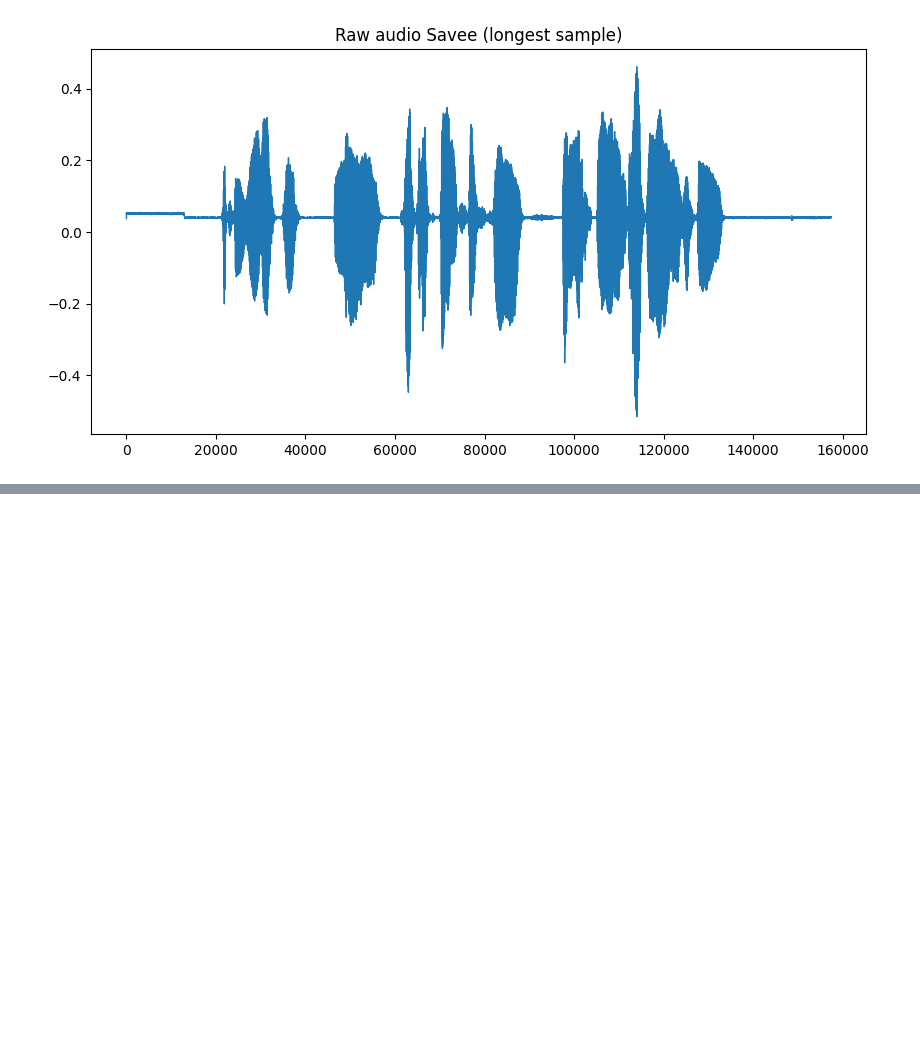
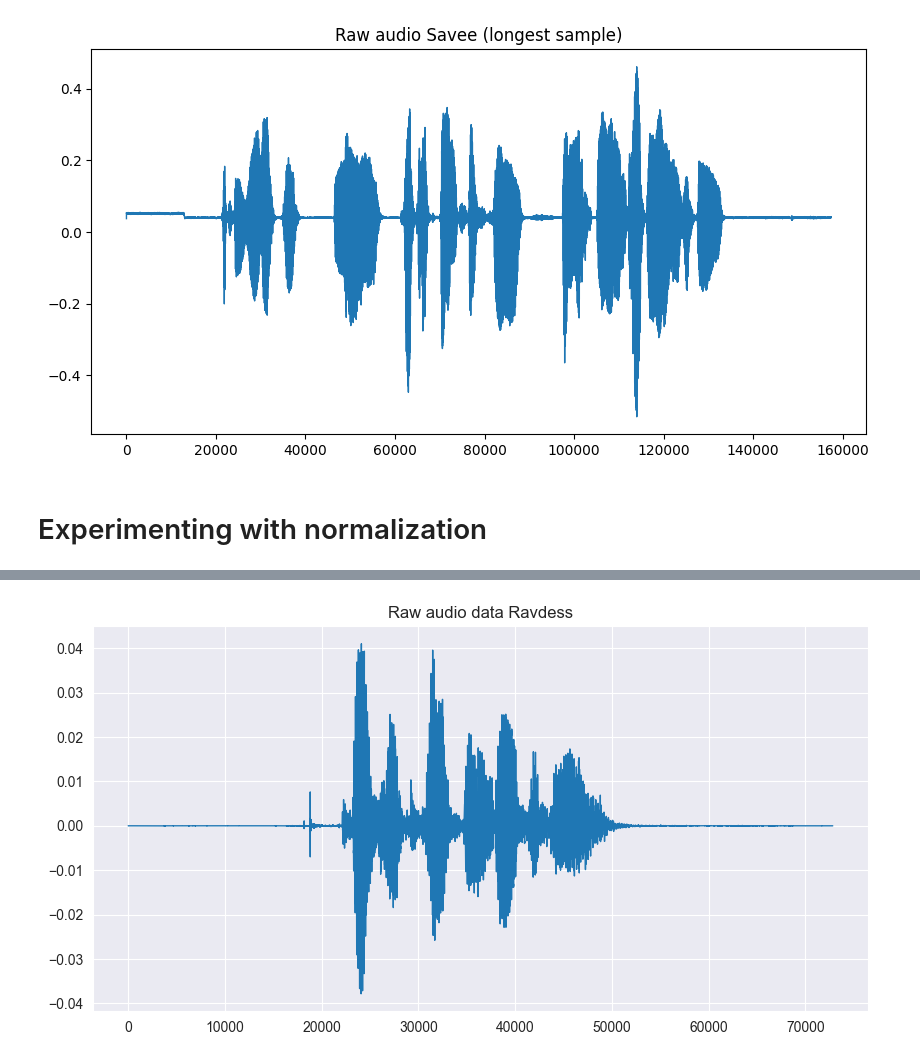
Before and after one commit to Dayfob/Emotion-Recognition-Application, a Jupyter notebook: preprocessing.ipynb, the cells around one changed output, grey strips where cells are left out. Cells and saved outputs as stored; diff of their text form; code cells hidden in the pictures; blank space fills up the shorter version.

Commit message:
checked normalization functionality and added some notes

```diff
--- a/preprocessing.ipynb
+++ b/preprocessing.ipynb
@@ -240,3 +248,15 @@ Audio(y, rate=sr)
 # %% [output]
 [interactive output not drawn]
 [figure]
+# %% [markdown]
+# Experimenting with normalization
+# %%
+ravdess_actor_1 = os.listdir(Ravdess)[0]
+
+file_1 = os.listdir(Ravdess + ravdess_actor_1)[0]
+
+y, sr = librosa.load(Ravdess + ravdess_actor_1 + '/' + file_1)
+
+pd.Series(y).plot(figsize=(10, 5), lw=1,  title = 'Raw audio data Ravdess')
+Audio(y, rate=sr)
+# %% [output]
@@ -242,0 +264 @@ Audio(y, rate=sr)
+[figure, added]
```
Also changed, not shown: parts of 9 cells of this notebook.
